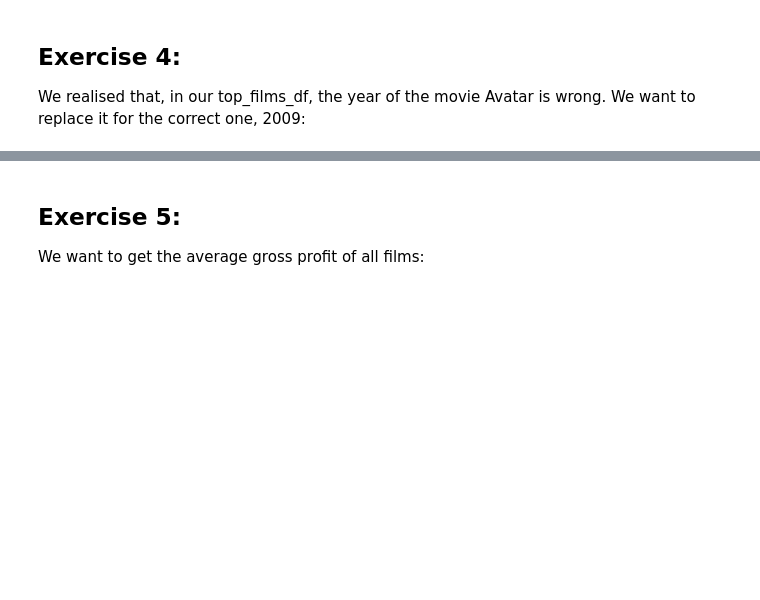
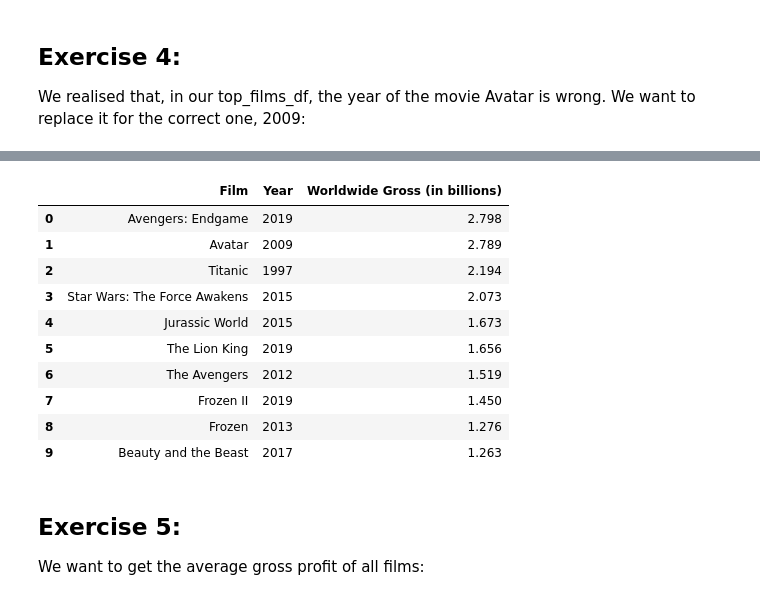
Before and after one commit to TheMaze45/Pandas, a Jupyter notebook: debugging_challenges.ipynb, the cells around one changed output, grey strips where cells are left out. Saved outputs shown, nothing was run; the diff lists cells and outputs as text; code cells hidden in the pictures; blank space fills up the shorter version.

```diff
--- a/debugging_challenges.ipynb
+++ b/debugging_challenges.ipynb
@@ -260,3 +281,22 @@ top_films_df[top_films_df["Film"]=="Avatar"]["Year"] = "2009"
+# %%
+# Applying the .loc to the DF
+most_prof_films_df.loc[1,"Year"] = "2009"
+# %%
+# Checking if everything went well
+# Looks good :)
+most_prof_films_df
+# %% [output]
+|  | Film | Year | Worldwide Gross (in billions) |
+| 0 | Avengers: Endgame | 2019 | 2.798 |
+| 1 | Avatar | 2009 | 2.789 |
+| 2 | Titanic | 1997 | 2.194 |
+| 3 | Star Wars: The Force Awakens | 2015 | 2.073 |
+| 4 | Jurassic World | 2015 | 1.673 |
+| 5 | The Lion King | 2019 | 1.656 |
+| 6 | The Avengers | 2012 | 1.519 |
+| 7 | Frozen II | 2019 | 1.450 |
+| 8 | Frozen | 2013 | 1.276 |
+| 9 | Beauty and the Beast | 2017 | 1.263 |
 # %% [markdown]
 ## Exercise 5:
 
```
Also changed, not shown: parts of 4 cells of this notebook.
